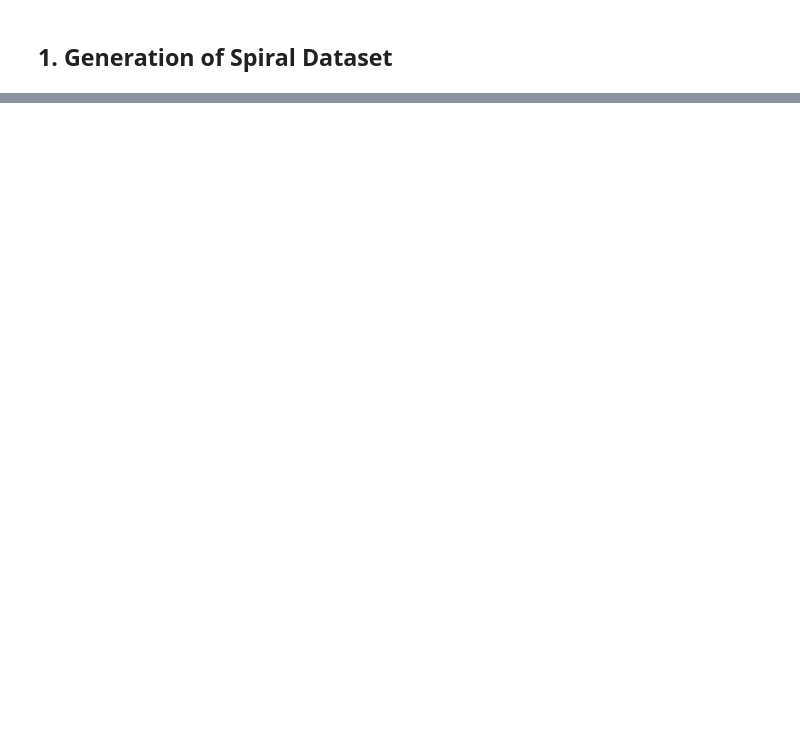
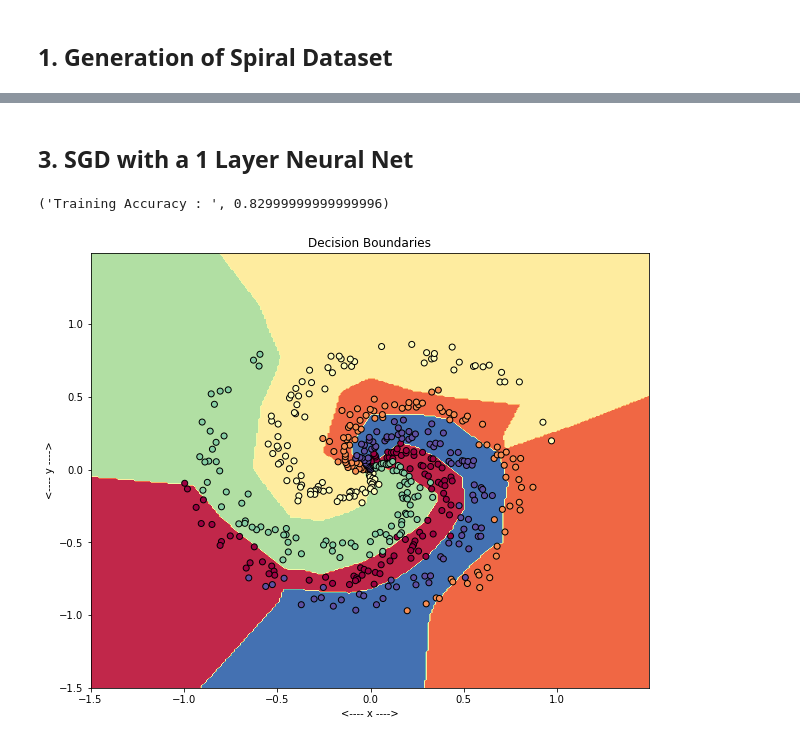
Before and after one commit to shreyaspadhy/CS231n, a Jupyter notebook: toy_nn.ipynb, the cells around one changed output, grey strips where cells are left out. Saved outputs shown, nothing was run; the diff lists cells and outputs as text; code cells hidden in the pictures; blank space fills up the shorter version.

Commit message:
Neural Net for Spiral Dataset Implemented

```diff
--- a/toy_nn.ipynb
+++ b/toy_nn.ipynb
@@ -53,0 +96,47 @@ plt.show()
+# %% [markdown]
+## 3. SGD with a 1 Layer Neural Net
+# %%
+from classifiers import neural_net
+
+nn = neural_net([100], D, K)
+
+loss = nn.SGD(X, y, 1e-0, 1e-3, 9000, 64, False)
+
+print("Final Loss : ", loss)
+# %%
+f = X
+for i in range(nn.num_layers-1):
+    f = np.maximum(0, np.dot(f, nn.W[i]) + nn.b[i])
+
+    # Output layer doesn't have activation fn applied
+f = np.dot(f, nn.W[-1]) + nn.b[-1]
+
+predicted = np.argmax(f, axis=1)
+
+print("Training Accuracy : ", np.mean(predicted == y))
+# %% [output]
+('Training Accuracy : ', 0.82999999999999996)
+# %%
+xx, yy = np.meshgrid(np.arange(-1.5,1.5,0.01), np.arange(-1.5,1.5,0.01))
+
+X_plane = np.c_[xx.ravel(), yy.ravel()]
+
+f = X_plane
+for i in range(nn.num_layers-1):
+    f = np.maximum(0, np.dot(f, nn.W[i]) + nn.b[i])
+
+# Output layer doesn't have activation fn applied
+f = np.dot(f, nn.W[-1]) + nn.b[-1]
+
+predicted_plane = np.argmax(f, axis=1)
+
+# Visualizing data
+plt.contourf(xx, yy, predicted_plane.reshape(xx.shape), cmap = plt.cm.Spectral)
+# Plot also the training points
+plt.scatter(X[:, 0], X[:, 1], c=y, cmap=plt.cm.Spectral, edgecolors = 'black')
+plt.title("Decision Boundaries")
+plt.xlabel("<---- x ---->")
+plt.ylabel("<---- y ---->")
+plt.show()
+# %% [output]
+[figure, added]
```
Also changed, not shown: parts of 7 cells of this notebook, 2 other files.
